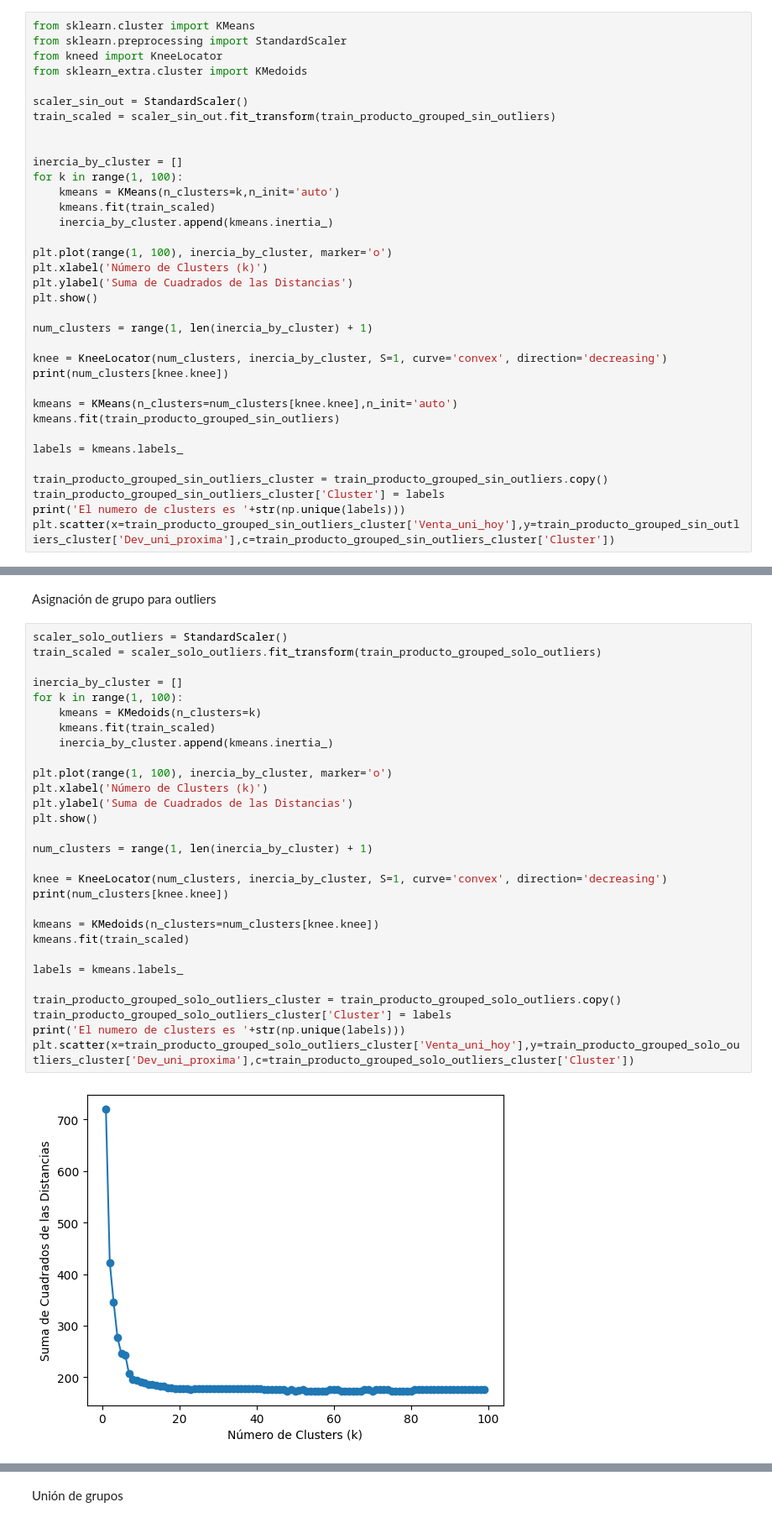
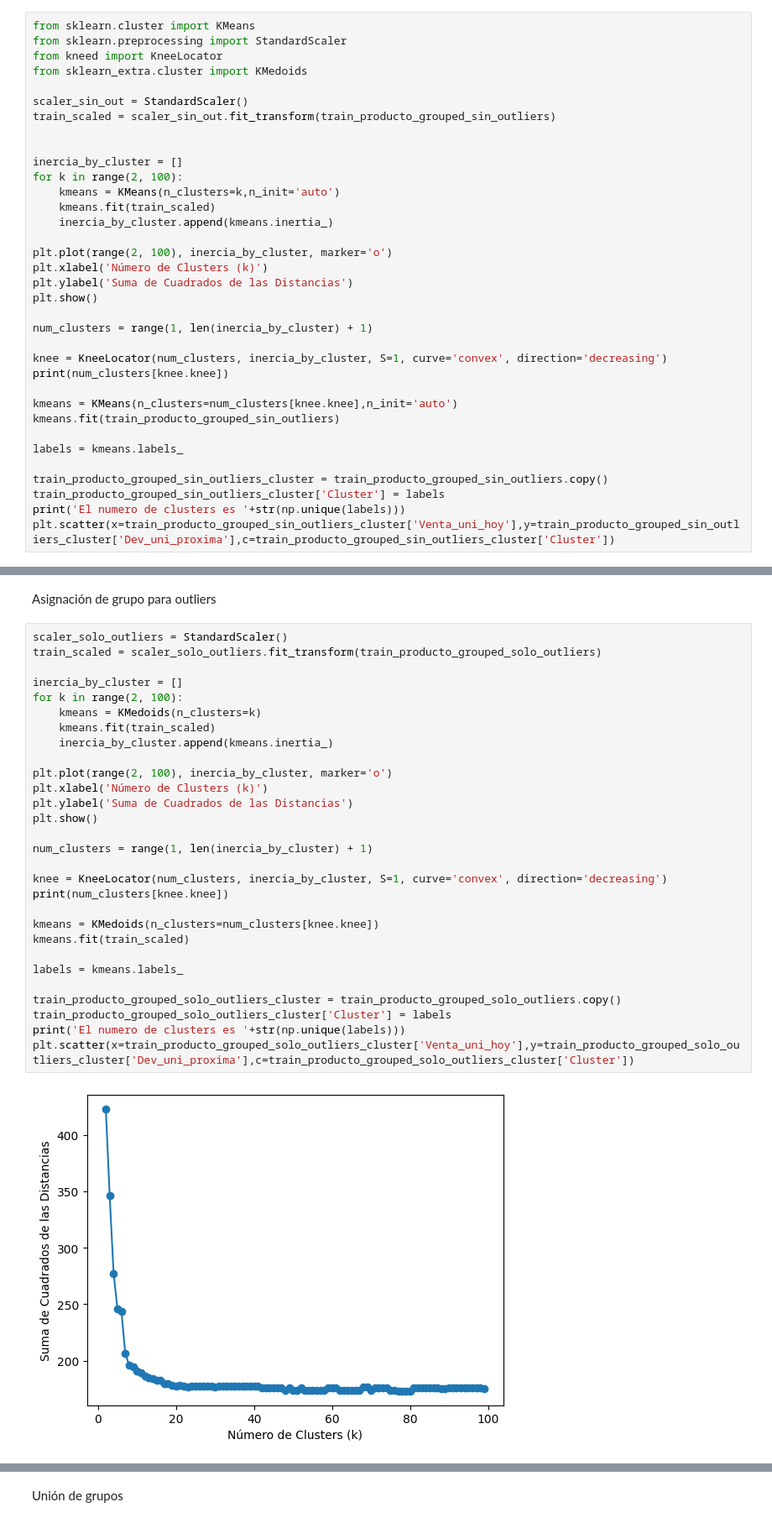
Before and after one commit to christiansakerb/Bimbo_Demanda-Inventario, a Jupyter notebook: notebook.ipynb, the cells around one changed output, grey strips where cells are left out. Shown: that part at 84% size. Cells and saved outputs as stored; diff of their text form.

```diff
--- a/notebook.ipynb
+++ b/notebook.ipynb
@@ -289,12 +289,12 @@ train_scaled = scaler_sin_out.fit_transform(train_producto_grouped_sin_outliers)
 
 
 inercia_by_cluster = []
-for k in range(1, 100):
+for k in range(2, 100):
     kmeans = KMeans(n_clusters=k,n_init='auto')
     kmeans.fit(train_scaled)
     inercia_by_cluster.append(kmeans.inertia_)
 
-plt.plot(range(1, 100), inercia_by_cluster, marker='o')
+plt.plot(range(2, 100), inercia_by_cluster, marker='o')
 plt.xlabel('Número de Clusters (k)')
 plt.ylabel('Suma de Cuadrados de las Distancias')
 plt.show()
@@ -324,31 +324,31 @@ Asignación de grupo para outliers
 # %%
 scaler_solo_outliers = StandardScaler()
 train_scaled = scaler_solo_outliers.fit_transform(train_producto_grouped_solo_outliers)
 
 inercia_by_cluster = []
-for k in range(1, 100):
+for k in range(2, 100):
     kmeans = KMedoids(n_clusters=k)
     kmeans.fit(train_scaled)
     inercia_by_cluster.append(kmeans.inertia_)
 
-plt.plot(range(1, 100), inercia_by_cluster, marker='o')
+plt.plot(range(2, 100), inercia_by_cluster, marker='o')
 plt.xlabel('Número de Clusters (k)')
 plt.ylabel('Suma de Cuadrados de las Distancias')
 plt.show()
 
 num_clusters = range(1, len(inercia_by_cluster) + 1)
 
 knee = KneeLocator(num_clusters, inercia_by_cluster, S=1, curve='convex', direction='decreasing')
 print(num_clusters[knee.knee])
 
 kmeans = KMedoids(n_clusters=num_clusters[knee.knee])
 kmeans.fit(train_scaled)
 
 labels = kmeans.labels_
 
 train_producto_grouped_solo_outliers_cluster = train_producto_grouped_solo_outliers.copy()
 train_producto_grouped_solo_outliers_cluster['Cluster'] = labels
 print('El numero de clusters es '+str(np.unique(labels)))
 plt.scatter(x=train_producto_grouped_solo_outliers_cluster['Venta_uni_hoy'],y=train_producto_grouped_solo_outliers_cluster['Dev_uni_proxima'],c=train_producto_grouped_solo_outliers_cluster['Cluster'])
 # %% [output]
-[figure, old version]
+[figure, new version]
```
Also changed, not shown: parts of 10 cells of this notebook.
